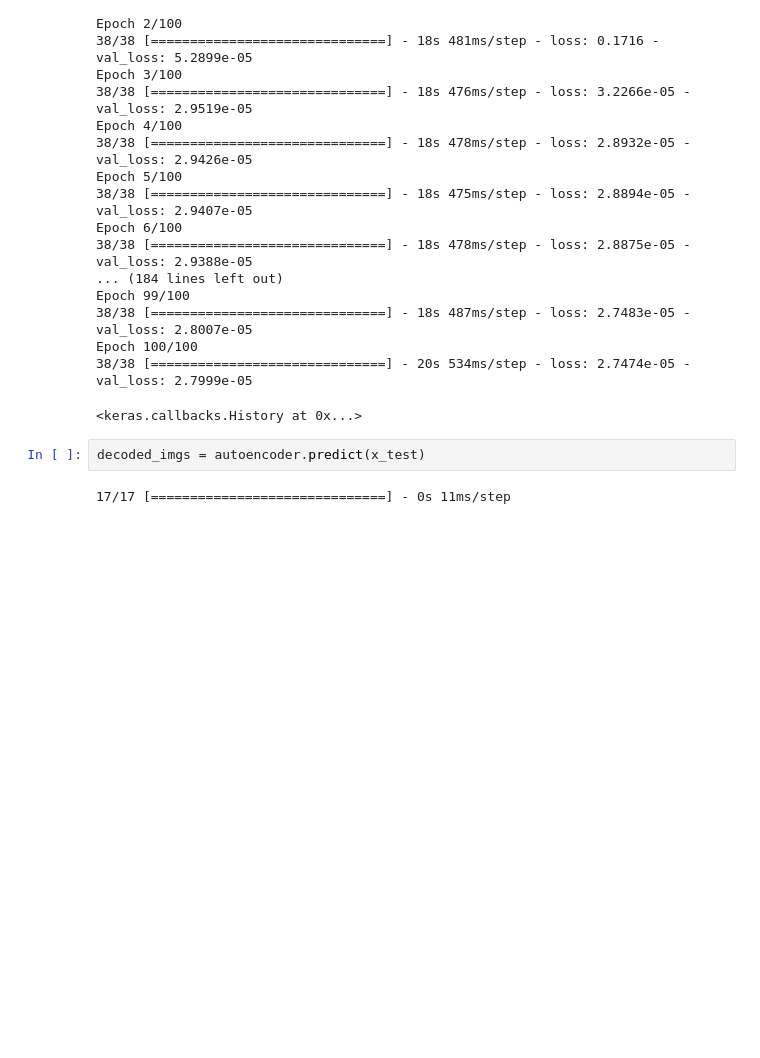
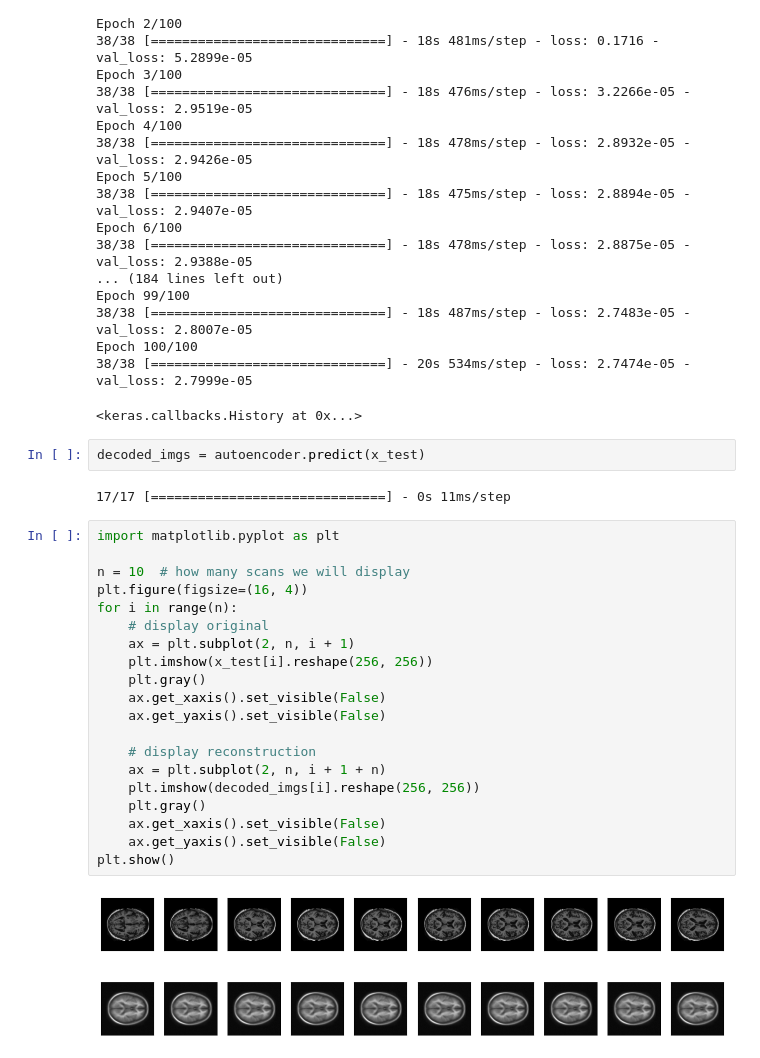
Before and after one commit to kristiannorved/Variational-Autoencoder, a Jupyter notebook: part3.ipynb, the cells around one changed output. Drawn from its saved outputs; the diff is of its cells as text; blank space fills up the shorter version.

Commit message:
Added code that constructs a side-by-side comparison of original test set images with the decoded output from the autoencoder.

```diff
--- a/part3.ipynb
+++ b/part3.ipynb
@@ -72,3 +72,25 @@ Epoch 100/100
 decoded_imgs = autoencoder.predict(x_test)
 # %% [output]
 17/17 [==============================] - 0s 11ms/step
+# %%
+import matplotlib.pyplot as plt
+
+n = 10  # how many scans we will display
+plt.figure(figsize=(16, 4))
+for i in range(n):
+    # display original
+    ax = plt.subplot(2, n, i + 1)
+    plt.imshow(x_test[i].reshape(256, 256))
+    plt.gray()
+    ax.get_xaxis().set_visible(False)
+    ax.get_yaxis().set_visible(False)
+
+    # display reconstruction
+    ax = plt.subplot(2, n, i + 1 + n)
+    plt.imshow(decoded_imgs[i].reshape(256, 256))
+    plt.gray()
+    ax.get_xaxis().set_visible(False)
+    ax.get_yaxis().set_visible(False)
+plt.show()
+# %% [output]
+[figure, added]
```
